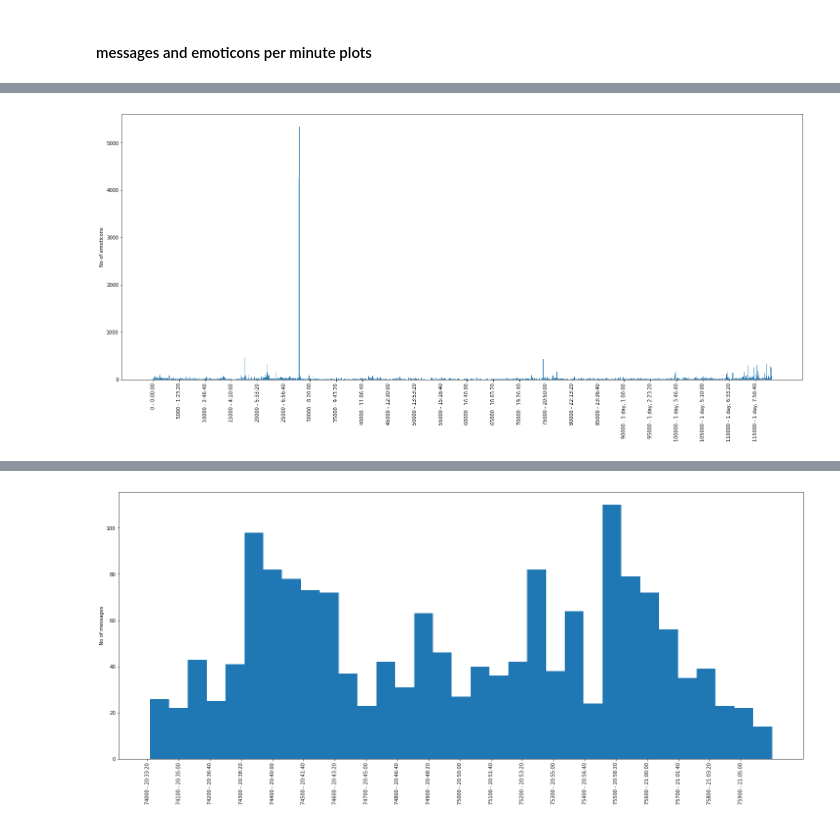
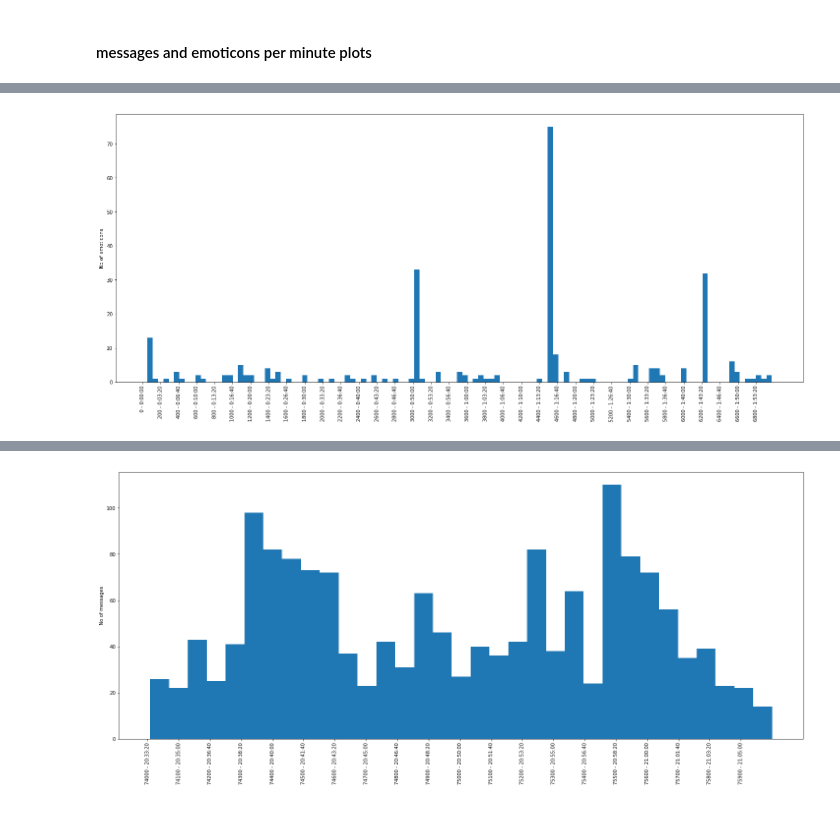
Before and after one commit to missinglinks/twitch-chat-stuff, a Jupyter notebook: Twitch Chat Analysis.ipynb, the cells around one changed output, grey strips where cells are left out. Drawn from its saved outputs; the diff is of its cells as text; code cells hidden in the pictures.

```diff
--- a/Twitch Chat Analysis.ipynb
+++ b/Twitch Chat Analysis.ipynb
@@ -45,4 +52,4 @@ chat.plot_messages()
-# %%
-chat.plot_emoticons()
-# %% [output]
-[figure, removed]
+# %%
+chat.plot_emoticons(0,7000,200, emote_filter="enbPraise")
+# %% [output]
+[figure, added]
```
Also changed, not shown: parts of 9 cells of this notebook, 3 other files.
